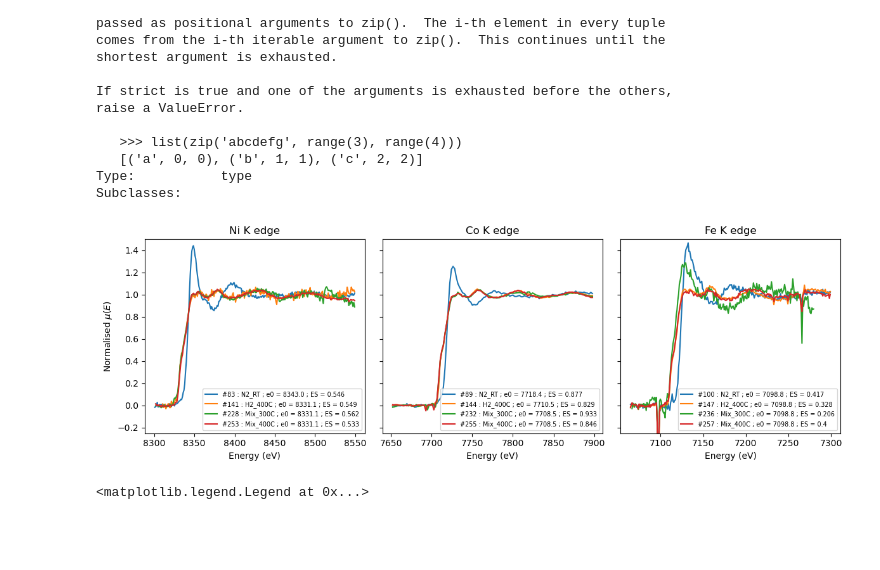
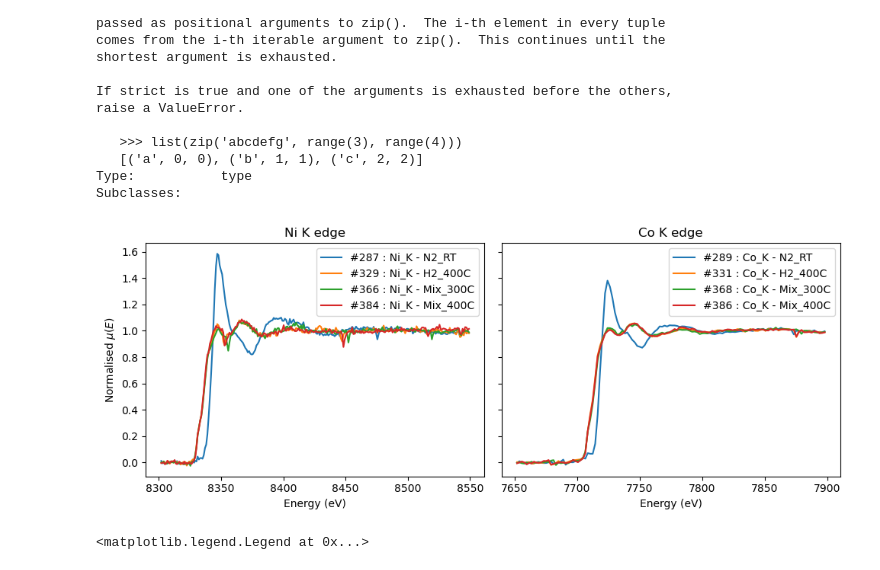
Before and after one commit to Awilson-cnrs/SIXS_analysis, a Jupyter notebook: notebooks/plot_xas_v1.ipynb, the cells around one changed output. Cells and saved outputs as stored; diff of their text form; code cells hidden in the pictures; blank space fills up the shorter version.

```diff
--- a/Notebook/XAS-Sample1.ipynb
+++ b/notebooks/plot_xas_v1.ipynb
@@ -246,49 +239,41 @@ Subclasses:
 # %%
 NXStoPlot_Ni = [287, 329, 366, 384] # Ni
 NXStoPlot_Co = [289, 331, 368, 386] # Co
-nxstoPlot = [83, 89, 100, 141, 144, 147, 228, 232, 236, 253, 255, 257]
 
-fig, axes = plt.subplots(1, 3, figsize=(12, 4), sharey=True)
+fig, axes = plt.subplots(1, 2, figsize=(10, 4), sharey=True)
 
-for nxs in nxstoPlot:
-    filePath = [file_path for file_path in homePath.rglob(f"*{nxs}.nxs")][0]
-    spectrum = rn5.DataSet(filePath.name, filePath.parent)
-    trimL, trimR = XASdict[str(nxs)]['trim'][0], -1 -XASdict[str(nxs)]['trim'][1]
+for nxs_Ni, nxs_Co in zip(NXStoPlot_Ni, NXStoPlot_Co):
+    for nxs in list([nxs_Ni, nxs_Co]):
+        filePath = [file_path for file_path in homePath.rglob(f"*{nxs}.nxs")][0]
+        spectrum = rn5.DataSet(filePath.name, filePath.parent)
+        trimL, trimR = XASdict[str(nxs)]['trim'][0], -1 -XASdict[str(nxs)]['trim'][1]
 
-    energy = spectrum.energy[trimL:trimR]
-    mon1 = spectrum.xbpm_cx1_i[trimL:trimR]
-    img_masked = spectrum.xpad140*(1-mask)
-    roi0_masked = np.sum(img_masked, axis=(1, 2))[trimL:trimR]
-    XAS_masked = np.log(roi0_masked/mon1)
+        energy = spectrum.energy[trimL:trimR]
+        mon1 = spectrum.xbpm_cx1_i[trimL:trimR]
+        img_masked = spectrum.xpad140*(1-mask)
+        roi0_masked = np.sum(img_masked, axis=(1, 2))[trimL:trimR]
+        XAS_masked = np.log(roi0_masked/mon1)
 
-    data = Group(name='my group', energy=energy*1000, mu=XAS_masked)
-    pre_edge(data.energy, data.mu, group=data, **XASdict[str(nxs)]['normParams'])
+        data = Group(name='my group', energy=energy*1000, mu=XAS_masked)
+        pre_edge(data.energy, data.mu, group=data, **XASdict[str(nxs)]['normParams'])
 
-    label = f'#{nxs} : {XASdict[str(nxs)]['label']} ; e0 = {data.e0:.1f} ; ES = {data.edge_step:.3g}'
+        label = f'#{nxs} : {XASdict[str(nxs)]['edge']} - {XASdict[str(nxs)]['label']}'
+        if XASdict[str(nxs)]['edge'] == 'Ni_K':
+            axes[0].plot(data.energy, data.flat, label=label)
+        elif XASdict[str(nxs)]['edge'] == 'Co_K':
+            axes[1].plot(data.energy, data.flat, label=label)
 
-    if XASdict[str(nxs)]['edge'] == 'Ni_K':
-        axes[0].plot(data.energy, data.flat, label=label)
-    elif XASdict[str(nxs)]['edge'] == 'Co_K':
-        axes[1].plot(data.energy, data.flat, label=label)
-    elif XASdict[str(nxs)]['edge'] == 'Fe_K':
-        axes[2].plot(data.energy, data.flat, label=label)
-
-
-axes[0].legend(fontsize = 'x-small')
+axes[0].legend()
 axes[0].set_xlabel('Energy (eV)')
 axes[0].set_ylabel('Normalised $\mu(E)$')
 axes[0].set_title("Ni K edge")
-axes[0].set_ylim(-0.25,1.5)
-axes[1].legend(fontsize = 'x-small')
+axes[1].legend()
 axes[1].set_xlabel('Energy (eV)')
 axes[1].set_title("Co K edge")
-axes[2].legend(fontsize = 'x-small')
-axes[2].set_xlabel('Energy (eV)')
-axes[2].set_title("Fe K edge")
 
 plt.tight_layout()
 # %% [output]
-[figure, old version]
+[figure, new version]
 # %%
 flagSave = False
 
```
Also changed, not shown: parts of 5 cells of this notebook, 28 other files.
